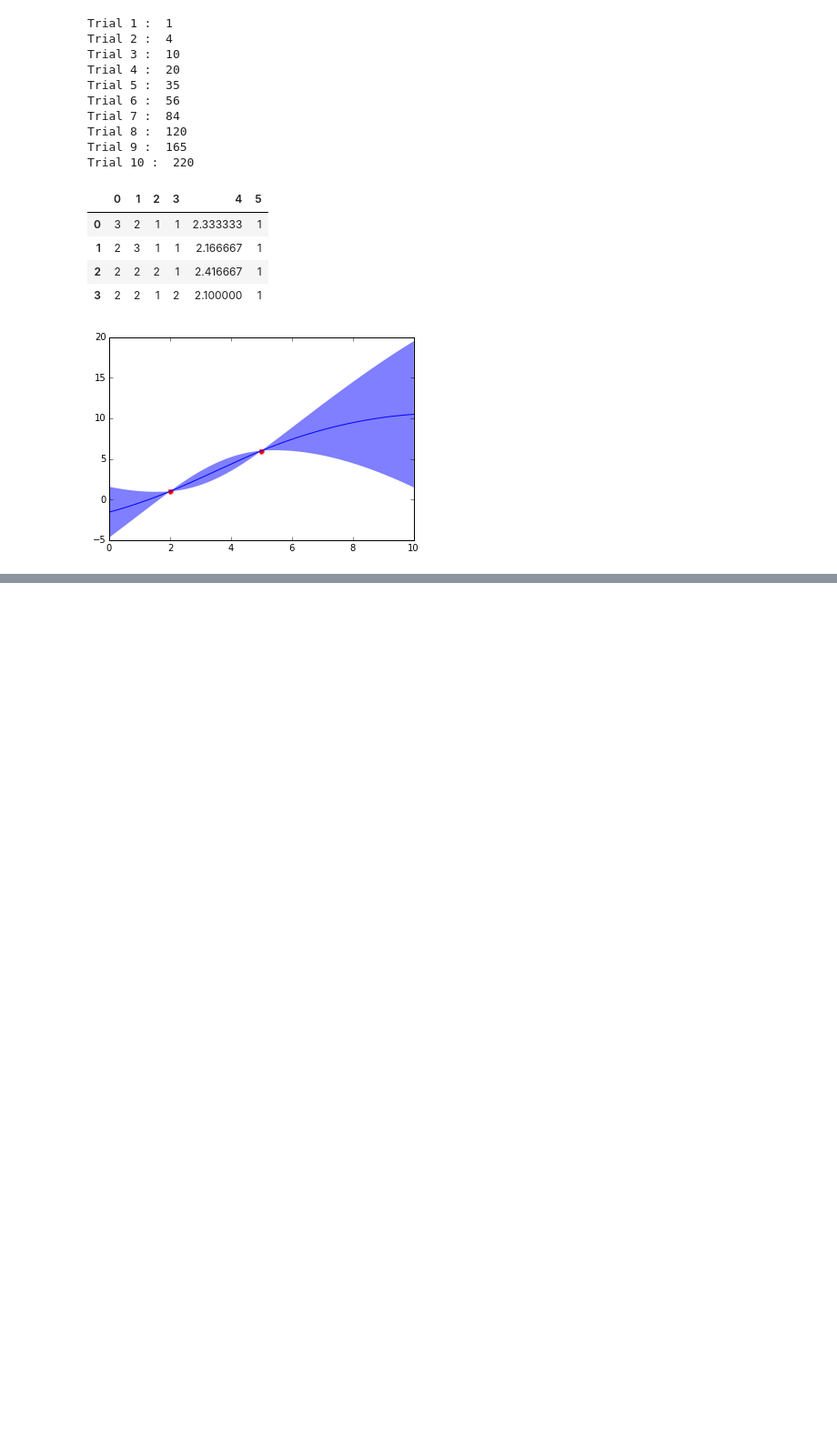
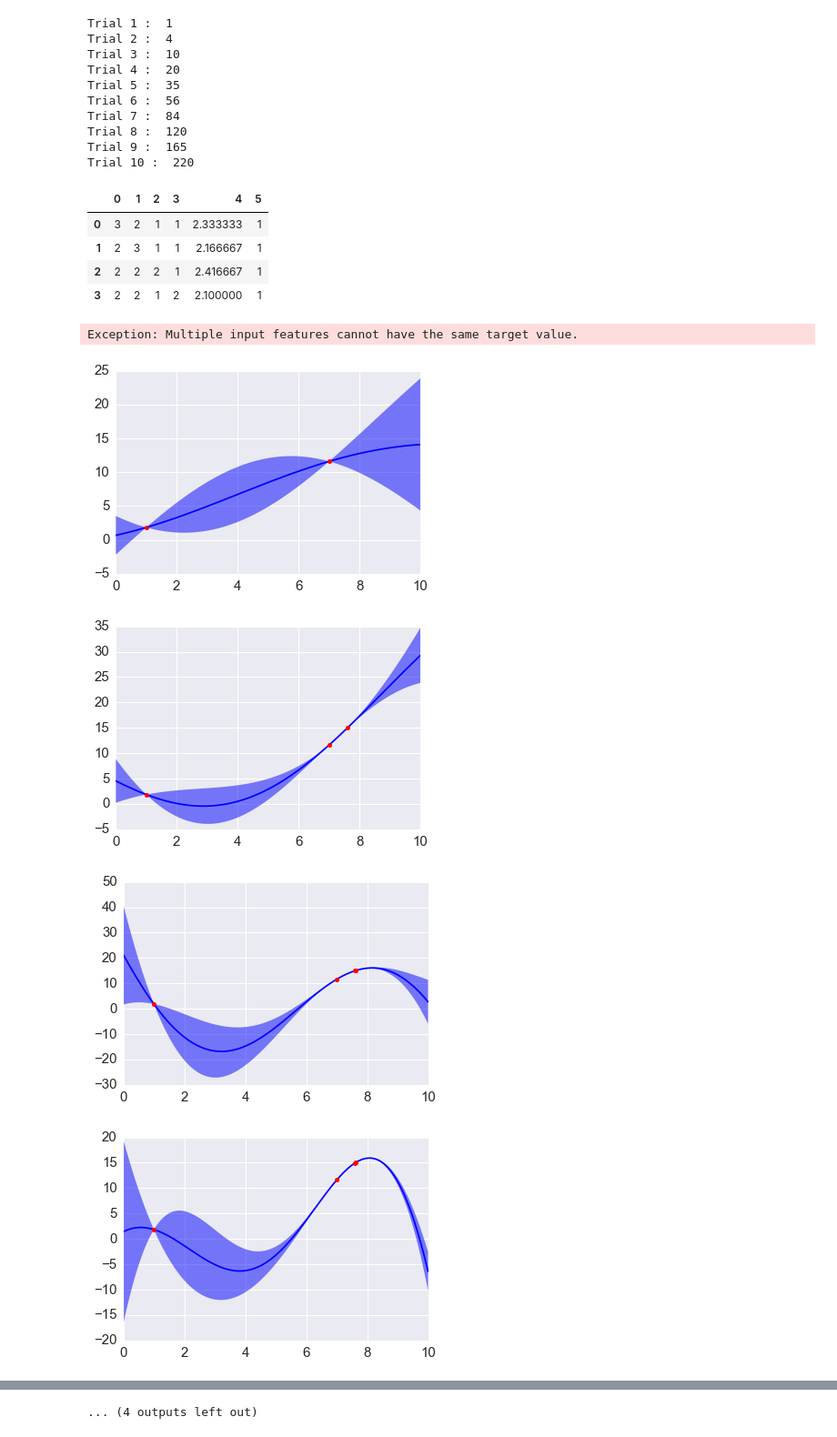
Before and after one commit to timoryxl/Multi-armed-bandit, a Jupyter notebook: Multi-Armed_Bandit_HARIHARAN.ipynb, the cells around one changed output, grey strips where cells are left out. Shown at 91% size. Drawn from its saved outputs; the diff is of its cells as text; code cells hidden in the pictures; blank space fills up the shorter version.

Commit message:
Fill in Gaussian Processes

```diff
--- a/Multi-Armed_Bandit_HARIHARAN.ipynb
+++ b/Multi-Armed_Bandit_HARIHARAN.ipynb
@@ -166,35 +166,3 @@ Previous_Nodes
 | 1 | 2 | 3 | 1 | 1 | 2.166667 | 1 |
 | 2 | 2 | 2 | 2 | 1 | 2.416667 | 1 |
 | 3 | 2 | 2 | 1 | 2 | 2.100000 | 1 |
-# %%
-##Gaussian Process Code - Unfinished##
-
-# Observations
-y = np.array([1,6])
-X = np.atleast_2d([2,5]).T
-
-# Mesh the input space for evaluations of the real function, the prediction and
-# its MSE
-x = np.atleast_2d(np.linspace(0, 10, 1000)).T
-
-# Instanciate a Gaussian Process model
-gp = GaussianProcess(corr='cubic', theta0=1e-2, thetaL=1e-4, thetaU=1e-1,
-                     random_start=100)
-
-# Fit to data using Maximum Likelihood Estimation of the parameters
-gp.fit(X, y)
-
-# Make the prediction on the meshed x-axis (ask for MSE as well)
-y_pred, MSE = gp.predict(x, eval_MSE=True)
-sigma = np.sqrt(MSE)
-
-#plt.plot(x, f(x), 'r:', label=u'$f(x) = x\,\sin(x)$')
-plt.plot(X, y, 'r.', markersize=10, label=u'Observations')
-plt.plot(x, y_pred, 'b-', label=u'Prediction')
-plt.fill(np.concatenate([x, x[::-1]]),
-        np.concatenate([y_pred - 1.96 * sigma,
-                       (y_pred + 1.96 * sigma)[::-1]]),
-        alpha=.5, fc='b', ec='None', label='95% confidence interval')
-pass
-# %% [output]
-[figure, removed]
@@ -200,0 +235,9 @@ pass
+# %%
+choice = [1,7]
+armedbandit(choice,f,1000)
+# %% [output]
+Exception: Multiple input features cannot have the same target value.
+[figure, added]
+[figure, added]
+[figure, added]
+[figure, added]
@@ -200,0 +251 @@ pass
+... (4 outputs left out)
```
Also changed, not shown: parts of 2 cells of this notebook.
